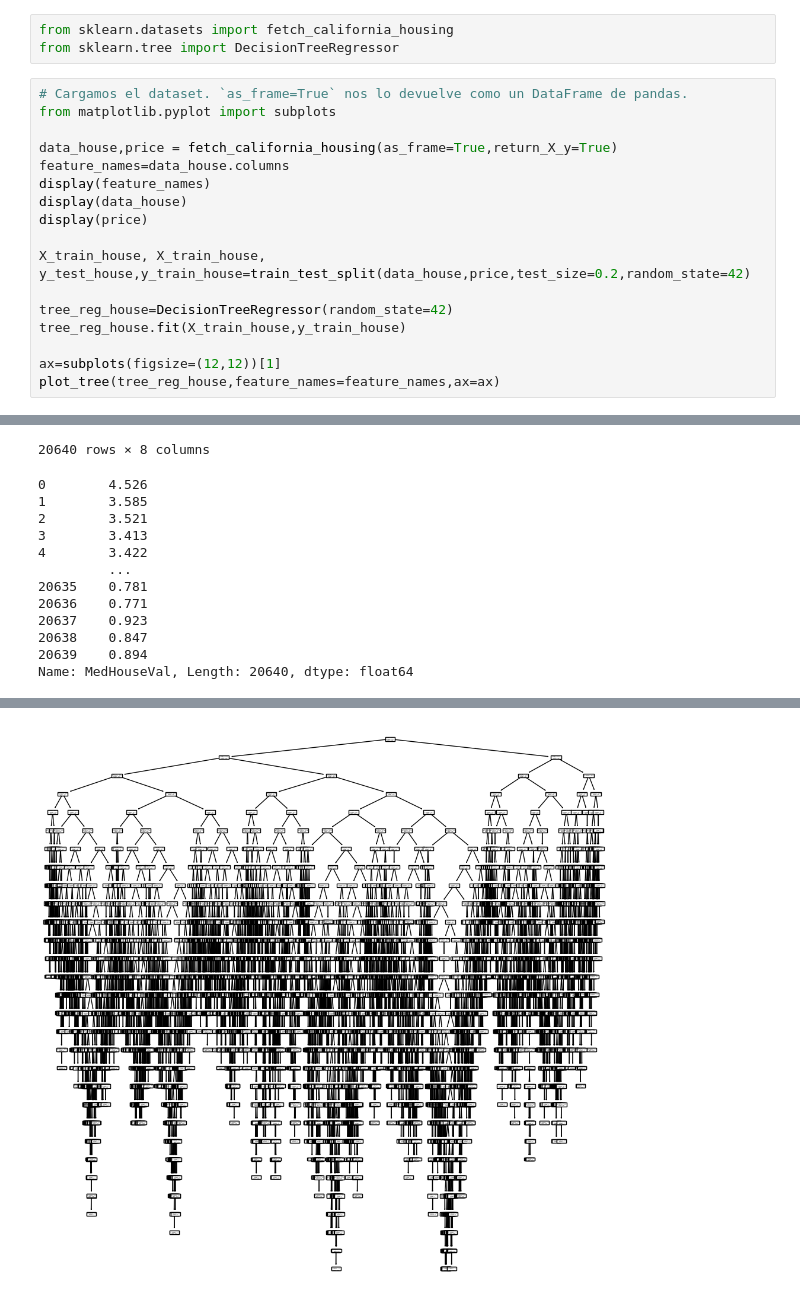
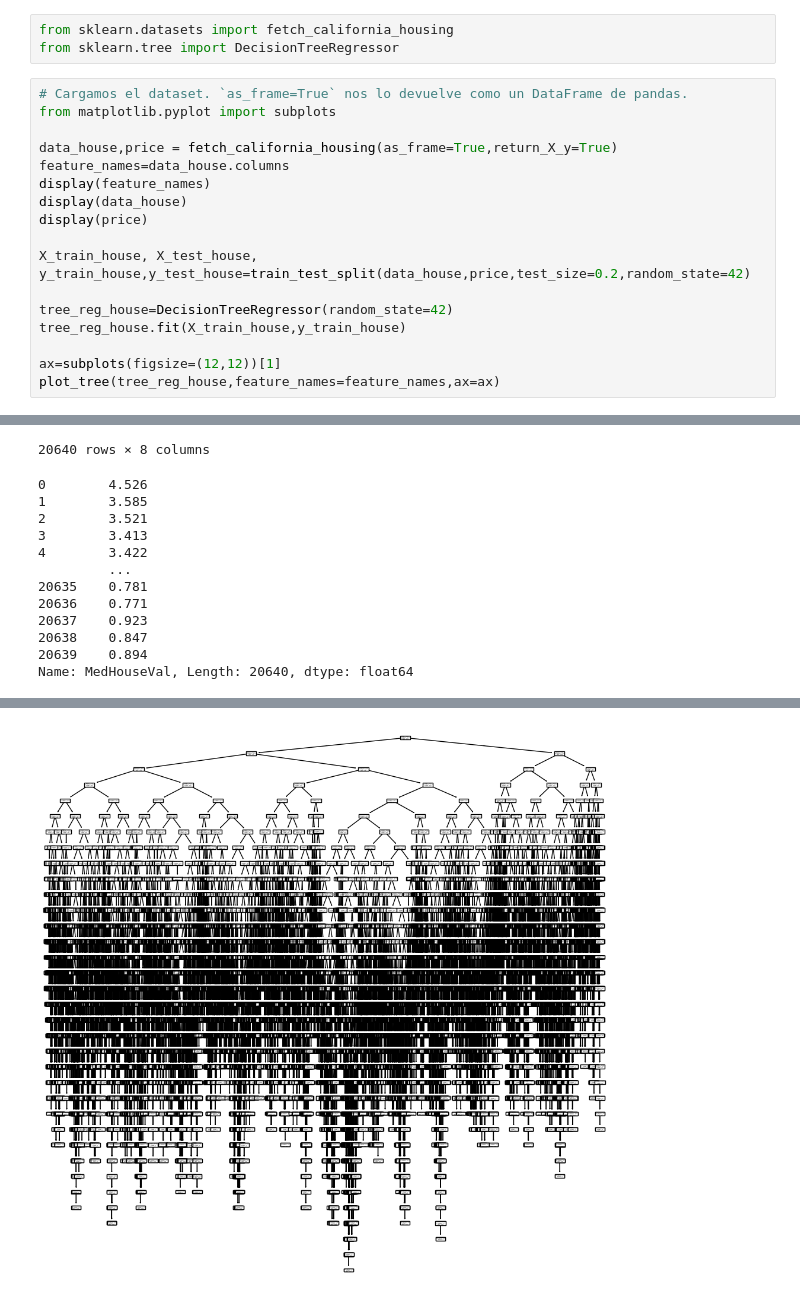
Before and after one commit to marcopadila/Aprendizaje1, a Jupyter notebook: clase05/notebook_05-carlos.ipynb, the cells around one changed output, grey strips where cells are left out. Cells and saved outputs as stored; diff of their text form.

```diff
--- a/clase05/notebook_05-carlos.ipynb
+++ b/clase05/notebook_05-carlos.ipynb
@@ -478,7 +478,7 @@ display(feature_names)
 display(data_house)
 display(price)
 
-X_train_house, X_train_house, y_test_house,y_train_house=train_test_split(data_house,price,test_size=0.2,random_state=42)
+X_train_house, X_test_house, y_train_house,y_test_house=train_test_split(data_house,price,test_size=0.2,random_state=42)
 
 tree_reg_house=DecisionTreeRegressor(random_state=42)
 tree_reg_house.fit(X_train_house,y_train_house)
@@ -533,5 +533,5 @@ Name: MedHouseVal, Length: 20640, dtype: float64
  ...]
-[figure, old version]
+[figure, new version]
 # %%
 plt.figure(figsize=(15, 10))
 plot_tree(tree_reg_house,
```
Also changed, not shown: parts of 19 cells of this notebook.
